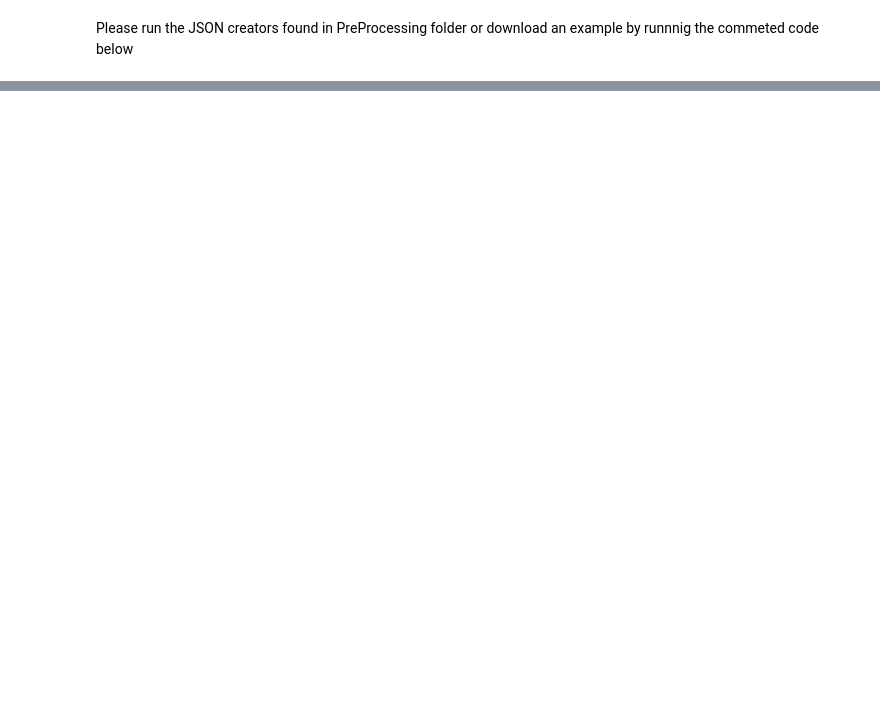
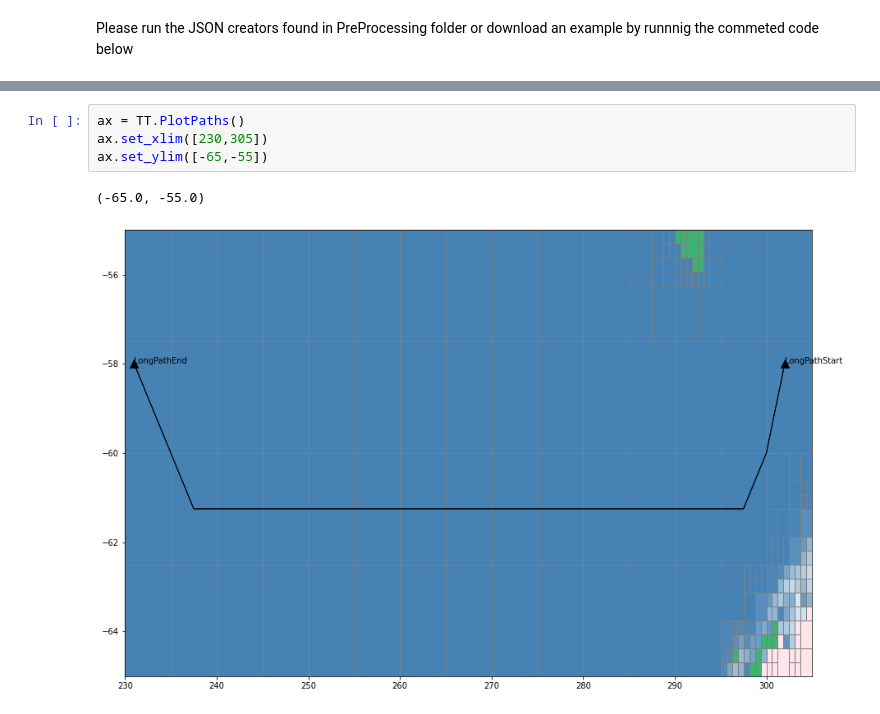
Before and after one commit to antarctica/PolarRoute, a Jupyter notebook: Examples/TestExample_LongPaths.ipynb, the cells around one changed output, grey strips where cells are left out. Cells and saved outputs as stored; diff of their text form; blank space fills up the shorter version.

```diff
--- a/Examples/TestExample_LongPaths.ipynb
+++ b/Examples/TestExample_LongPaths.ipynb
@@ -41,3 +38,10 @@ TT.Dijkstra(verbrose=True)
+# %%
+ax = TT.PlotPaths()
+ax.set_xlim([230,305])
+ax.set_ylim([-65,-55])
+# %% [output]
+(-65.0, -55.0)
+[figure, added]
 # %%
 ax = TT.PlotPaths()
 
```
Also changed, not shown: parts of 7 cells of this notebook, 6 other files.
